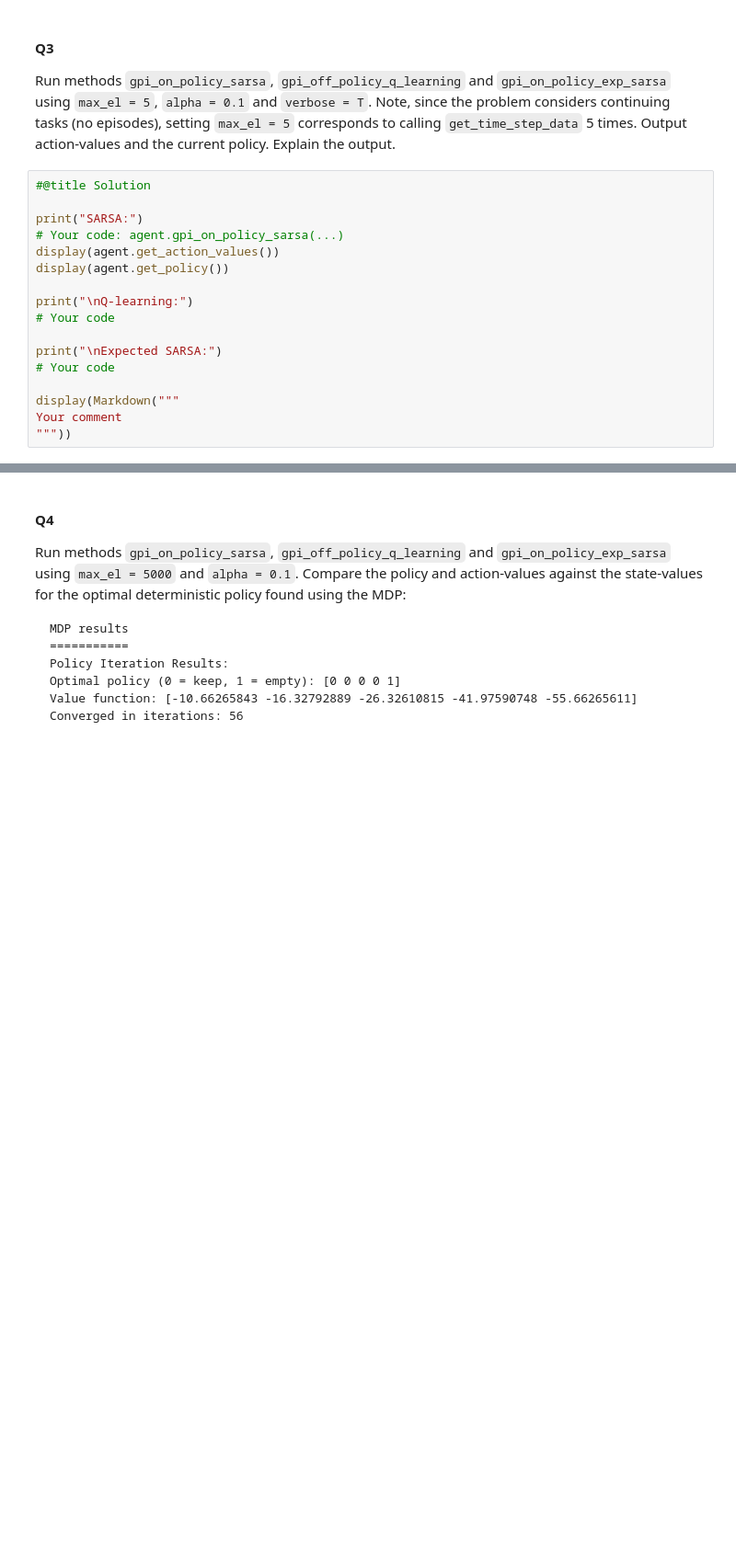
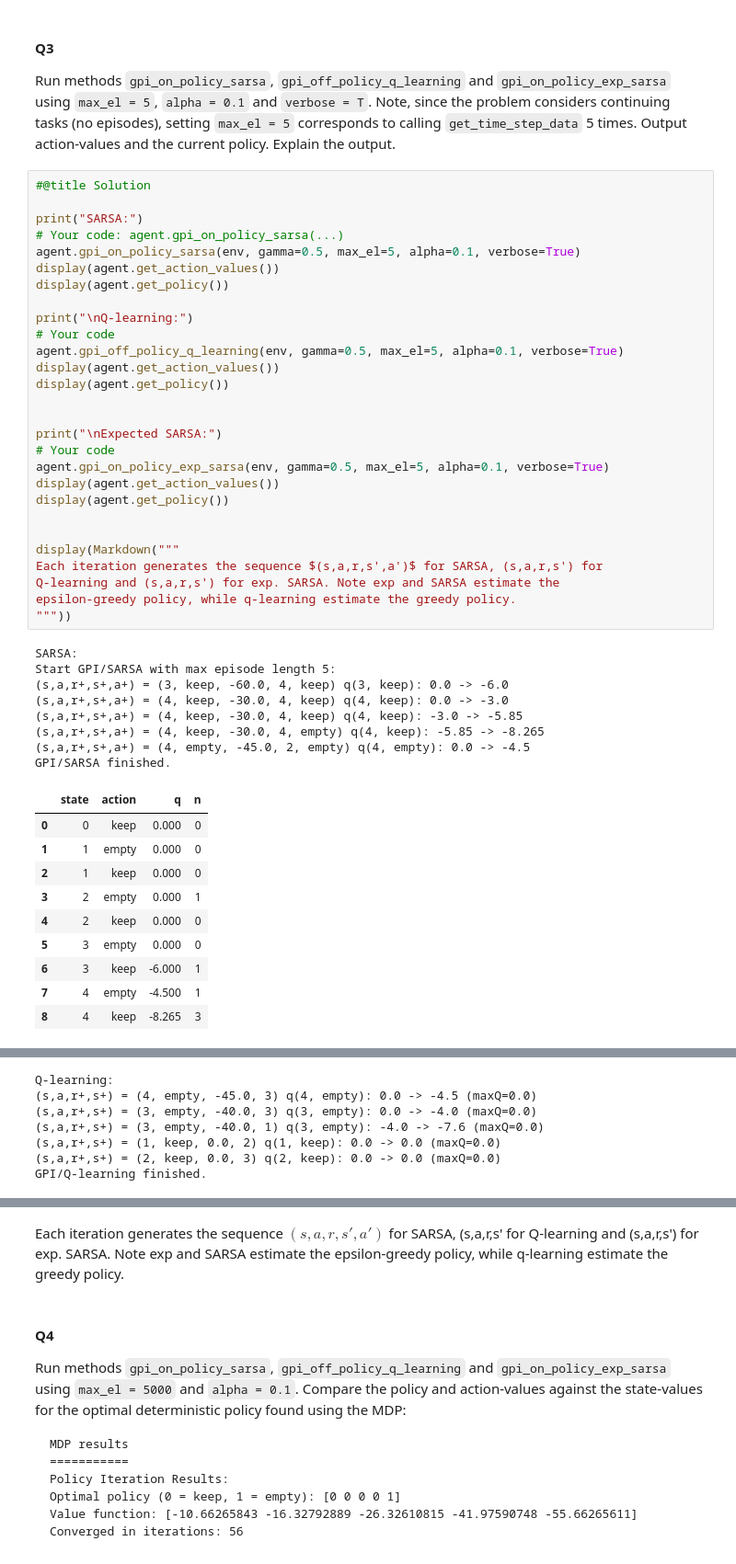
Before and after one commit to simon-mellergaard/RL, a Jupyter notebook: Exercises/11_TD_control.ipynb, the cells around one changed output, grey strips where cells are left out. Shown at 92% size. Drawn from its saved outputs; the diff is of its cells as text; blank space fills up the shorter version.

```diff
--- a/Exercises/11_TD_control.ipynb
+++ b/Exercises/11_TD_control.ipynb
@@ -831,20 +821,50 @@ print(agent.get_action_info("4"))
 #### Q3
 
 Run methods `gpi_on_policy_sarsa`, `gpi_off_policy_q_learning` and `gpi_on_policy_exp_sarsa` using `max_el = 5`, `alpha = 0.1` and `verbose = T`. Note, since the problem considers continuing tasks (no episodes), setting `max_el = 5` corresponds to calling `get_time_step_data` 5 times. Output action-values and the current policy. Explain the output.
-# %%
-#@title Solution
-
-print("SARSA:")
-# Your code: agent.gpi_on_policy_sarsa(...)
-display(agent.get_action_values())
-display(agent.get_policy())
-
-print("\nQ-learning:")
-# Your code
-
-print("\nExpected SARSA:")
-# Your code
-
-display(Markdown("""
-Your comment
-"""))
+# %%
+#@title Solution
+
+print("SARSA:")
+# Your code: agent.gpi_on_policy_sarsa(...)
+agent.gpi_on_policy_sarsa(env, gamma=0.5, max_el=5, alpha=0.1, verbose=True)
+display(agent.get_action_values())
+display(agent.get_policy())
+
+print("\nQ-learning:")
+# Your code
+agent.gpi_off_policy_q_learning(env, gamma=0.5, max_el=5, alpha=0.1, verbose=True)
+display(agent.get_action_values())
+display(agent.get_policy())
+
+
+print("\nExpected SARSA:")
+# Your code
+agent.gpi_on_policy_exp_sarsa(env, gamma=0.5, max_el=5, alpha=0.1, verbose=True)
+display(agent.get_action_values())
+display(agent.get_policy())
+
+
+display(Markdown("""
+Each iteration generates the sequence $(s,a,r,s',a')$ for SARSA, (s,a,r,s') for
+Q-learning and (s,a,r,s') for exp. SARSA. Note exp and SARSA estimate the
+epsilon-greedy policy, while q-learning estimate the greedy policy.
+"""))
+# %% [output]
+SARSA:
+Start GPI/SARSA with max episode length 5:
+(s,a,r+,s+,a+) = (3, keep, -60.0, 4, keep) q(3, keep): 0.0 -> -6.0
+(s,a,r+,s+,a+) = (4, keep, -30.0, 4, keep) q(4, keep): 0.0 -> -3.0
+(s,a,r+,s+,a+) = (4, keep, -30.0, 4, keep) q(4, keep): -3.0 -> -5.85
+(s,a,r+,s+,a+) = (4, keep, -30.0, 4, empty) q(4, keep): -5.85 -> -8.265
+(s,a,r+,s+,a+) = (4, empty, -45.0, 2, empty) q(4, empty): 0.0 -> -4.5
+GPI/SARSA finished.
+|  | state | action | q | n |
+| 0 | 0 | keep | 0.000 | 0 |
+| 1 | 1 | empty | 0.000 | 0 |
+| 2 | 1 | keep | 0.000 | 0 |
+| 3 | 2 | empty | 0.000 | 1 |
+| 4 | 2 | keep | 0.000 | 0 |
+| 5 | 3 | empty | 0.000 | 0 |
+| 6 | 3 | keep | -6.000 | 1 |
+| 7 | 4 | empty | -4.500 | 1 |
+| 8 | 4 | keep | -8.265 | 3 |
@@ -850,0 +881,7 @@ Your comment
+Q-learning:
+(s,a,r+,s+) = (4, empty, -45.0, 3) q(4, empty): 0.0 -> -4.5 (maxQ=0.0)
+(s,a,r+,s+) = (3, empty, -40.0, 3) q(3, empty): 0.0 -> -4.0 (maxQ=0.0)
+(s,a,r+,s+) = (3, empty, -40.0, 1) q(3, empty): -4.0 -> -7.6 (maxQ=0.0)
+(s,a,r+,s+) = (1, keep, 0.0, 2) q(1, keep): 0.0 -> 0.0 (maxQ=0.0)
+(s,a,r+,s+) = (2, keep, 0.0, 3) q(2, keep): 0.0 -> 0.0 (maxQ=0.0)
+GPI/Q-learning finished.
@@ -851,3 +931,7 @@ Your comment
+
+Each iteration generates the sequence $(s,a,r,s',a')$ for SARSA, (s,a,r,s' for
+Q-learning and (s,a,r,s') for exp. SARSA. Note exp and SARSA estimate the
+epsilon-greedy policy, while q-learning estimate the greedy policy.
 # %% [markdown]
 #### Q4
 
```
Also changed, not shown: parts of 10 cells of this notebook.
